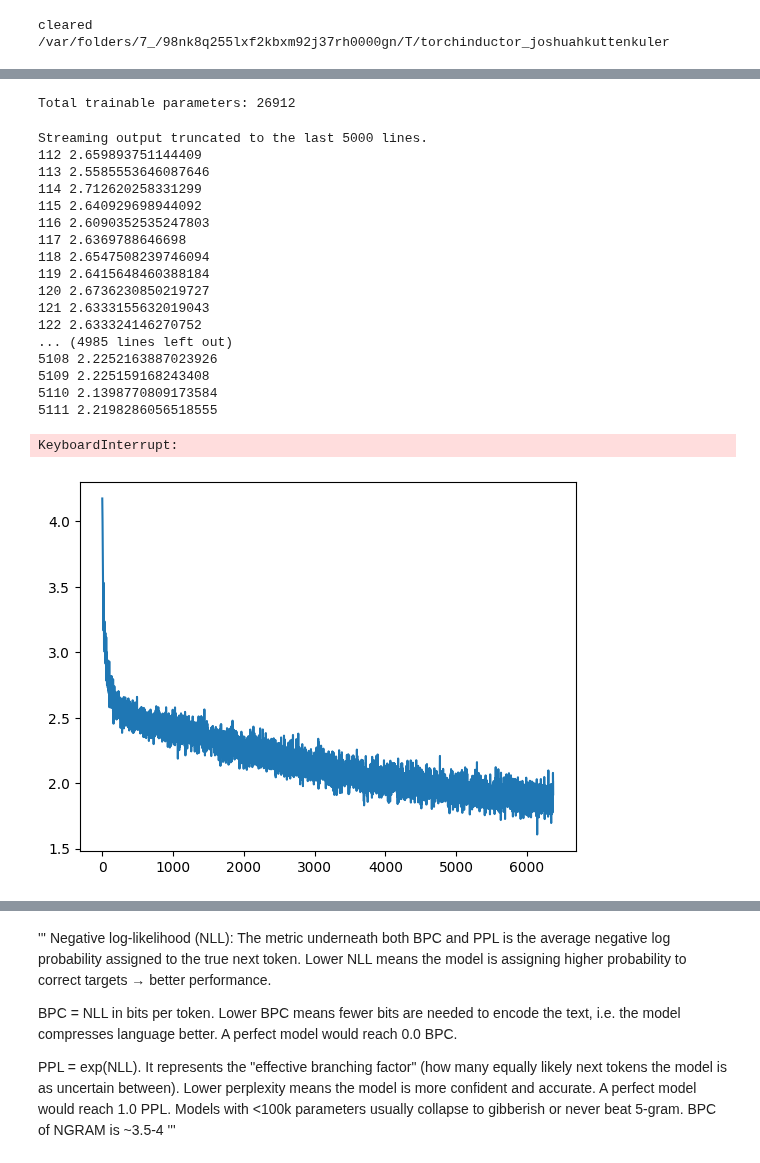
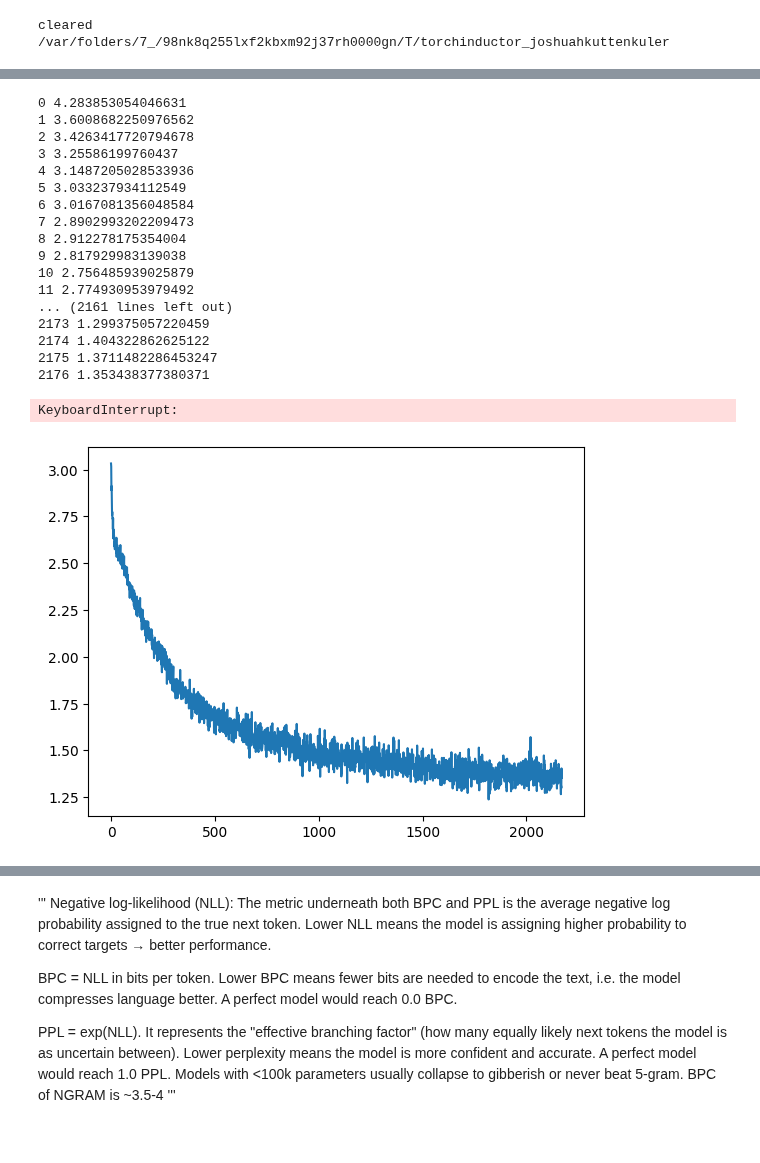
Before and after one commit to falseywinchnet/EpistemicGPT, a Jupyter notebook: QUANTUMGPT.ipynb, the cells around one changed output, grey strips where cells are left out. Drawn from its saved outputs; the diff is of its cells as text; code cells hidden in the pictures.

```diff
--- a/QUANTUMGPT.ipynb
+++ b/QUANTUMGPT.ipynb
@@ -815,5 +1435,0 @@ print("Weights loaded successfully.")
-# %%
-num_params = sum(p.numel() for p in model.parameters() if p.requires_grad)
-print(f"Total trainable parameters: {num_params}")
-# %% [output]
-Total trainable parameters: 26912
@@ -827,14 +1447,14 @@ def train_epoch():
     for xb, yb in train_loader:
           xb, yb = xb[0], yb[0]  # unwrap batch dimension
           optimizer.zero_grad()
-          logits, loss = model(xb, yb)
-          loss = loss
+          logits, loss_true = model(xb, yb)
+          loss = loss_true
           loss.backward()
           torch.nn.utils.clip_grad_norm_(model.parameters(), max_norm=1.0)
           optimizer.step()
-          total_loss += loss.item()
-          losses.append(loss.item())
-          print(itera, loss.item())
+          total_loss += loss_true.item()
+          losses.append(loss_true.item())
+          print(itera, loss_true.item())
           itera = itera + 1
     return total_loss / len(train_loader)
 
@@ -844,33 +1464,33 @@ for epoch in range(1, num_epochs + 1):
     train_loss = train_epoch()
     print(f"Epoch {epoch:2d} | Train loss: {train_loss:.4f}")
 # %% [output]
-Streaming output truncated to the last 5000 lines.
-112 2.659893751144409
-113 2.5585553646087646
-114 2.712620258331299
-115 2.640929698944092
-116 2.6090352535247803
-117 2.6369788646698
-118 2.6547508239746094
-119 2.6415648460388184
-120 2.6736230850219727
-121 2.6333155632019043
-122 2.633324146270752
-... (4985 lines left out)
-5108 2.2252163887023926
-5109 2.225159168243408
-5110 2.1398770809173584
-5111 2.2198286056518555
+0 4.283853054046631
+1 3.6008682250976562
+2 3.4263417720794678
+3 3.25586199760437
+4 3.1487205028533936
+5 3.033237934112549
+6 3.0167081356048584
+7 2.8902993202209473
+8 2.912278175354004
+9 2.817929983139038
+10 2.756485939025879
+11 2.774930953979492
+... (2161 lines left out)
+2173 1.299375057220459
+2174 1.404322862625122
+2175 1.3711482286453247
+2176 1.353438377380371
 KeyboardInterrupt:
 # %%
 %matplotlib inline
 # %%
 from matplotlib import pyplot as plt
 
-plt.plot(losses[5:])
+plt.plot(np.asarray(losses[5:]))
 plt.show()
 # %% [output]
-[figure, old version]
+[figure, new version]
 # %%
 import numpy as np
 import torch
```
Also changed, not shown: parts of 8 cells of this notebook.
